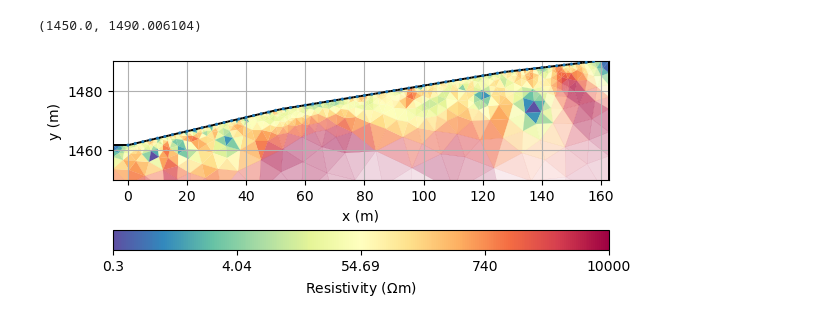
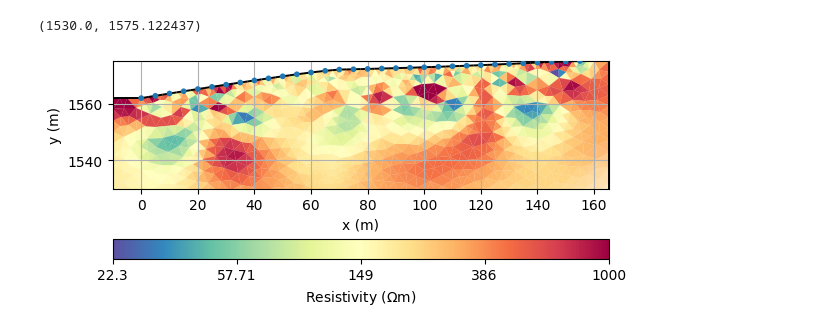
Before and after one commit to jcmefra/Aguas_Vichy, a Jupyter notebook: ip_joint_inversion_Nov25-2.ipynb, the cells around one changed output. Cells and saved outputs as stored; diff of their text form; code cells hidden in the pictures.

```diff
--- a/ip_joint_inversion_Nov25-2.ipynb
+++ b/ip_joint_inversion_Nov25-2.ipynb
@@ -43 +55,3 @@ min(data["ip"])
+# %%
+data["ip"] = [quantile_7055_ip if ip < quantile_7055_ip else ip for ip in data["ip"]]
 # %%
@@ -51,0 +67,4 @@ Data: Sensors: 64 data: 4067, nonzero entries: ['a', 'b', 'err', 'ip', 'k', 'm',
+# %%
+data_array_res = np.array(data["rhoa"])
+data_series_res = pd.Series(data_array_res)
+quantile_99_res = data_series_res.quantile(0.99)
@@ -52,2 +75,2 @@ Data: Sensors: 64 data: 4067, nonzero entries: ['a', 'b', 'err', 'ip', 'k', 'm',
 # %%
-data.remove(data["ip"] > 100)
+data.remove(data["rhoa"] > quantile_99_res)
@@ -118,0 +82,2 @@ ax.set_ylim([1450, ax.get_ylim()[1]])
+# %%
+mgr2 = ert.ERTIPManager(data)
@@ -119,11 +152,8 @@ ax.set_ylim([1450, ax.get_ylim()[1]])
 # %%
-# Visualización de resultados con límites de color específicos
-kw = dict(logScale=True, cMap="Spectral_r", xlabel="x (m)", ylabel="y (m)", cMin=0, cMax=10000)
-ax, cb = mgr.showResult(**kw)
-
-# Ajustar la cuadrícula y los límites de los ejes para la gráfica
+kw = dict(logScale=True, cMap="Spectral_r", xlabel="x (m)", ylabel="y (m)", cMin=0, cMax=1000)
+ax, cb = mgr2.showResult(**kw)
 ax.grid(True)
-ax.set_ylim([1450, ax.get_ylim()[1]])
+ax.set_ylim([1530, ax.get_ylim()[1]])
 # %% [output]
-(1450.0, 1490.006104)
+(1530.0, 1575.122437)
-[figure, old version]
+[figure, new version]
```
Also changed, not shown: parts of 24 cells of this notebook, 3 other files.
